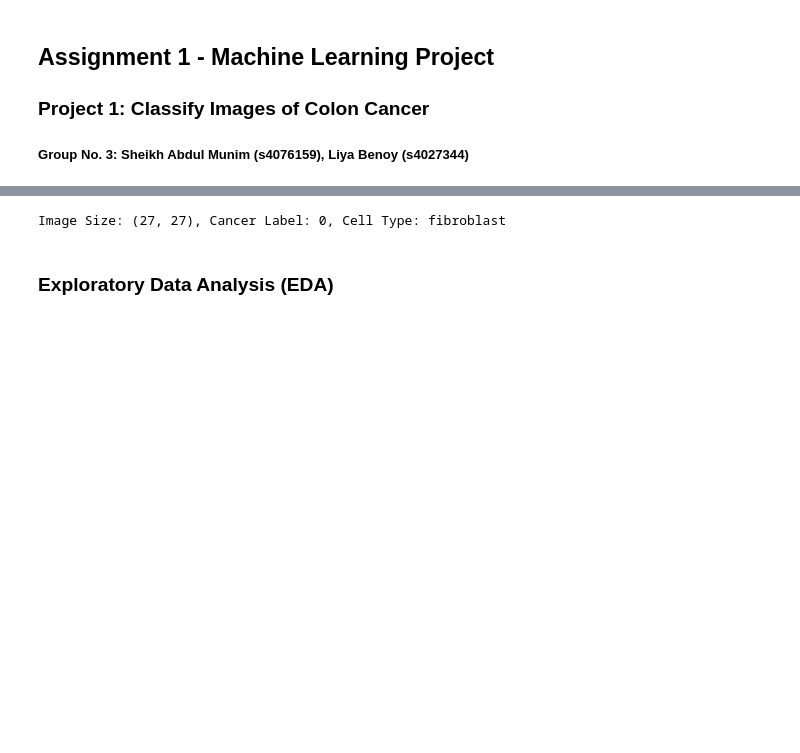
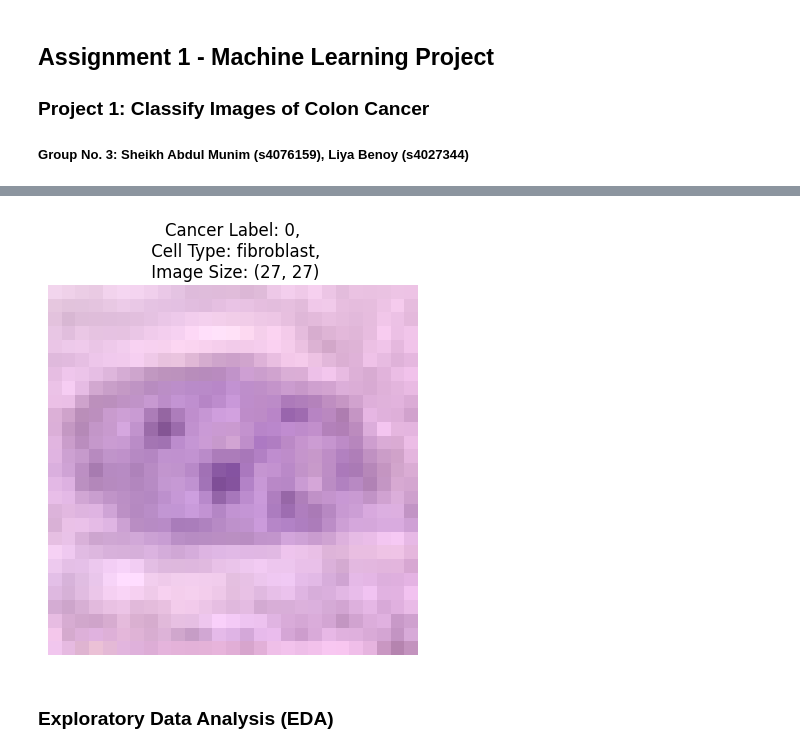
Before and after one commit to sheikhmunim/cml_assignment2, a Jupyter notebook: assignment_2.ipynb, the cells around one changed output, grey strips where cells are left out. Cells and saved outputs as stored; diff of their text form; code cells hidden in the pictures; blank space fills up the shorter version.

```diff
--- a/assignment_2.ipynb
+++ b/assignment_2.ipynb
@@ -83,18 +91,21 @@ print(labels_main.head())
 # %%
 #fetching a single sample (e.g., for index 0)
 index = 0
 sample = labels_main.iloc[index]
-#extracting the image, cancer label, and cell type for this sample
-img = sample['Image']
-cancer_label = sample['isCancerous']  # Assuming this is the correct column name
-cell_type = sample['cellTypeName']  # Assuming this is the correct column name
-#printing the results
+#extracting the image, cancer label, and cell type
+img = sample['Image']  # This must be a PIL Image object
+cancer_label = sample['isCancerous']
+cell_type = sample['cellTypeName']
+#displaying the image
 if img:
-    print(f"Image Size: {img.size}, Cancer Label: {cancer_label}, Cell Type: {cell_type}")
+    plt.imshow(img)
+    plt.title(f"Cancer Label: {cancer_label},\n Cell Type: {cell_type},\n Image Size: {img.size}")
+    plt.axis('off')  #hiding axes
+    plt.show()
 else:
     print("Error: Image not found.")
 # %% [output]
-Image Size: (27, 27), Cancer Label: 0, Cell Type: fibroblast
+[figure, added]
 # %% [markdown]
 ### Exploratory Data Analysis (EDA)
 # %%
```
Also changed, not shown: parts of 17 cells of this notebook.
